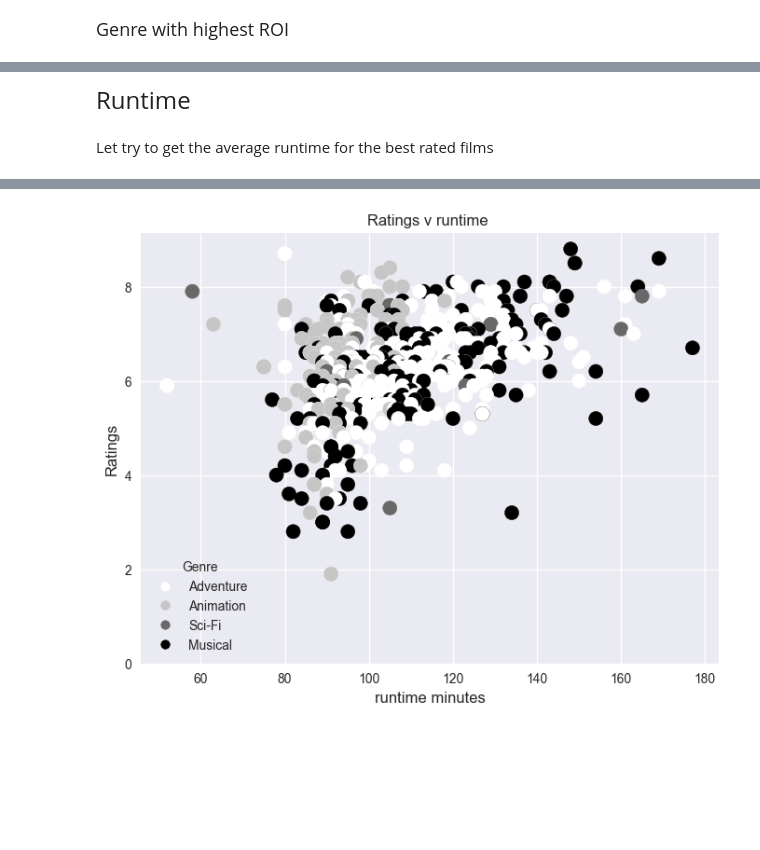
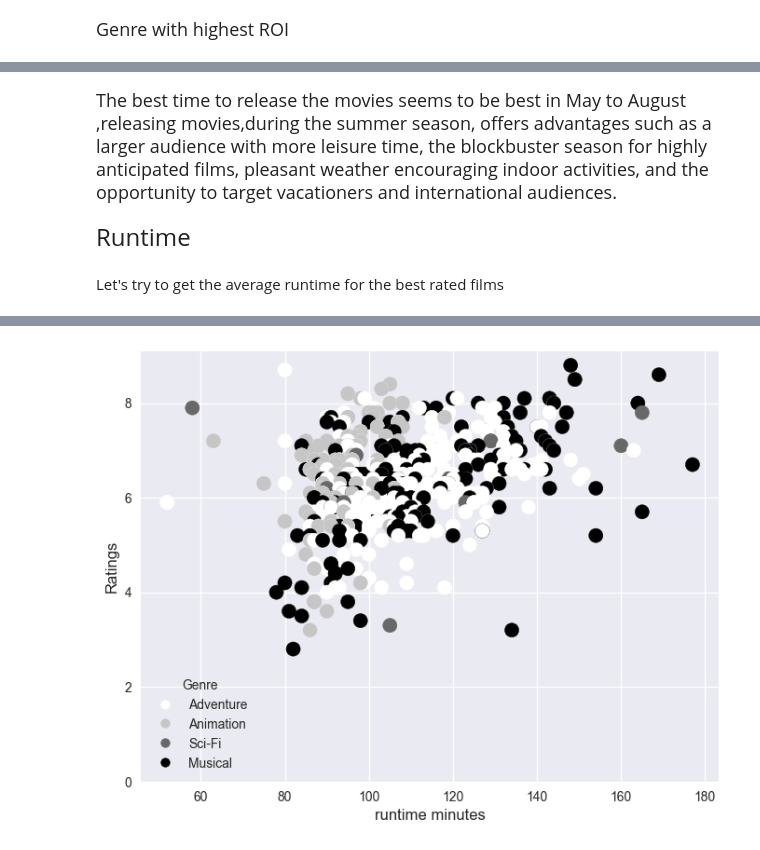
Before and after one commit to u-mar/phase_1_project, a Jupyter notebook: index.ipynb, the cells around one changed output, grey strips where cells are left out. Cells and saved outputs as stored; diff of their text form; code cells hidden in the pictures; blank space fills up the shorter version.

```diff
--- a/index.ipynb
+++ b/index.ipynb
@@ -243,7 +244,7 @@ labels = ['Jan-Apr', 'May-Aug', 'Sep-Dec']
 df['month_category'] = pd.cut(df['release_date'].dt.month, bins=[1, 4, 8, 12], labels=labels, right=False)
 # %%
 # droping empty rows in month category
-genres_df1.dropna(inplace=True)
+df.dropna(inplace=True)
 # %% [markdown]
 ## DATA ANALYSIS
 # %% [markdown]
@@ -272,7 +286,7 @@ profits = gen[('Profit', 'mean')].tolist()
 budgets = gen[('production_budget', 'mean')].tolist()
 
 # Create an array of indices  to be used instead of genres
-gen_pos = np.arange(len(genres))
+gen_pos = np.arange(len(gen))
 
 # Setting the width of each bar
 bar_width = 0.35
@@ -288,13 +302,13 @@ ax1.bar(gen_pos + bar_width, budgets, width=bar_width, align='center', alpha=0.7
 
 
 # Setting the x_ticks for easier readibility
-ax1.set_xticks(x_pos + bar_width / 2)
-ax1.set_xticklabels(genres, rotation=45)
+ax1.set_xticks(gen_pos + bar_width / 2)
+ax1.set_xticklabels(gen['Genre'], rotation=45)
 
 # Setting the title
 ax1.set_title('Genres With Highest ROI',fontsize=15)
 
-
+plt.style.use('seaborn');
 plt.tight_layout()
 plt.legend(loc='best')
 plt.show()
@@ -310,7 +328,9 @@ genres_df1.groupby('month_category').mean(numeric_only=True)['Profit'].plot(kind
+# %% [markdown]
+<font size='4'>The best time to release the movies seems to be  best in May to August ,releasing movies,during the summer season, offers advantages such as a larger audience with more leisure time, the blockbuster season for highly anticipated films, pleasant weather encouraging indoor activities, and the opportunity to target vacationers and international audiences.</font>
 # %% [markdown]
 <font size='5'>Runtime</font>
 # %% [markdown]
-Let try to get the average runtime for the best rated films
+Let's try to get the average runtime for the best rated films
 # %%
 runtime_genre = ["Adventure", "Animation", "Sci-Fi",'Musical']
 # %%
@@ -327,13 +347,12 @@ runtime.head()
 # %%
 plt.figure(figsize=(8,6))
 scatter = plt.scatter(runtime["runtime_minutes"],runtime["rating"],s=120,c=runtime.Genre.astype('category').cat.codes)
 plt.xlabel("runtime minutes", size=12)
 plt.ylabel("Ratings", size=12)
-plt.title("Ratings v runtime ")
 plt.ylim(bottom=0)
 # add legend to the plot with names
 plt.legend(handles=scatter.legend_elements()[0],
            labels=runtime_genre,
            title="Genre");
 # %% [output]
-[figure, old version]
+[figure, new version]
```
Also changed, not shown: parts of 20 cells of this notebook.
